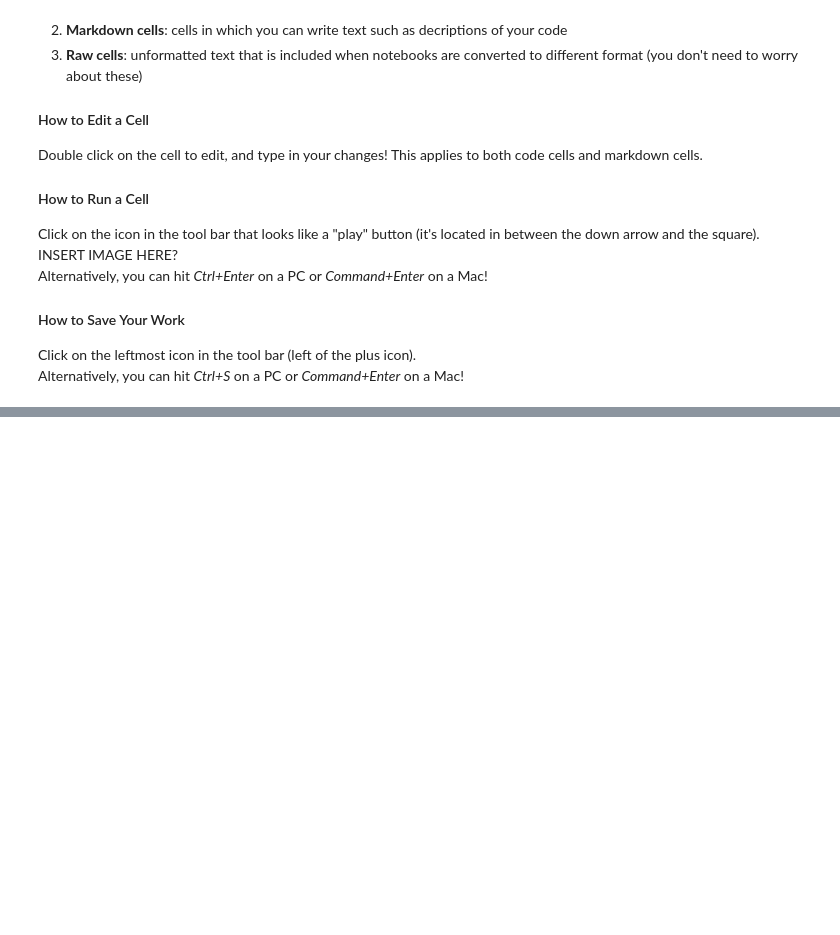
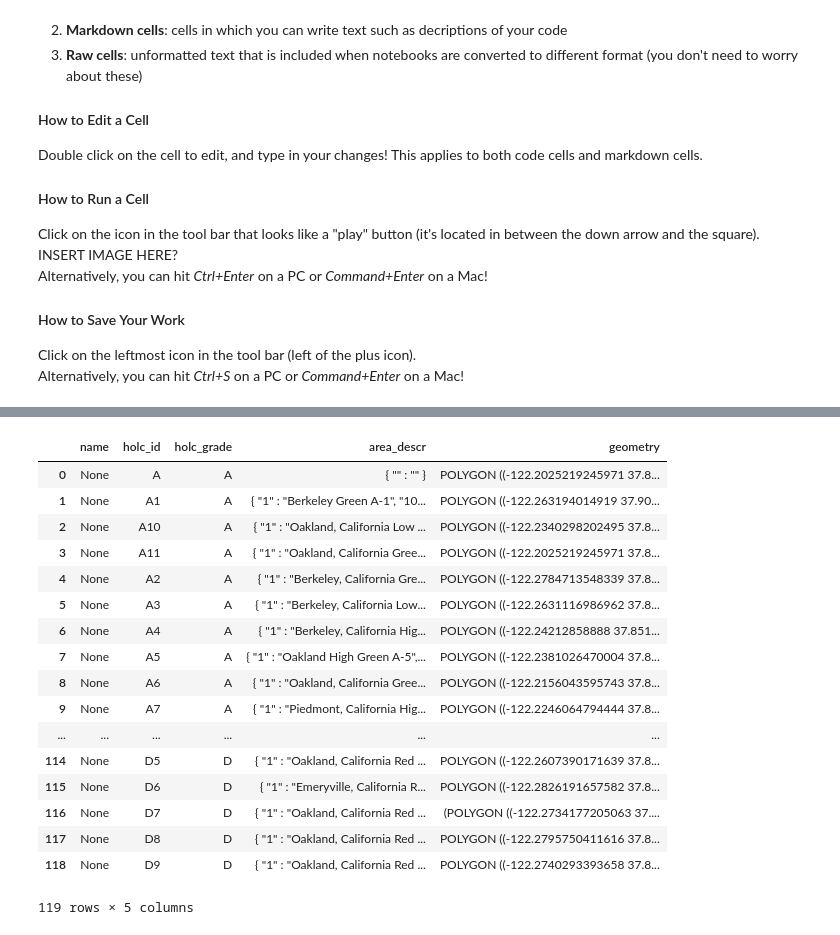
Before and after one commit to ds-modules/CP-113B, a Jupyter notebook: Rucha/CP113B-Rucha-Copy1.ipynb, the cells around one changed output, grey strips where cells are left out. Saved outputs shown, nothing was run; the diff lists cells and outputs as text; code cells hidden in the pictures; blank space fills up the shorter version.

```diff
--- a/Rucha/CP113B-Rucha-Copy1.ipynb
+++ b/Rucha/CP113B-Rucha-Copy1.ipynb
@@ -105,0 +93,21 @@ interact(scatter_features, feature1 = wid_1, feature2 = wid_2)
+# %%
+gdf#['area_descr']
+# %% [output]
+|  | name | holc_id | holc_grade | area_descr | geometry |
+| 0 | None | A | A | { "" : "" } | POLYGON ((-122.2025219245971 37.8... |
+| 1 | None | A1 | A | { "1" : "Berkeley Green A-1", "10... | POLYGON ((-122.263194014919 37.90... |
+| 2 | None | A10 | A | { "1" : "Oakland, California Low ... | POLYGON ((-122.2340298202495 37.8... |
+| 3 | None | A11 | A | { "1" : "Oakland, California Gree... | POLYGON ((-122.2025219245971 37.8... |
+| 4 | None | A2 | A | { "1" : "Berkeley, California Gre... | POLYGON ((-122.2784713548339 37.8... |
+| 5 | None | A3 | A | { "1" : "Berkeley, California Low... | POLYGON ((-122.2631116986962 37.8... |
+| 6 | None | A4 | A | { "1" : "Berkeley, California Hig... | POLYGON ((-122.24212858888 37.851... |
+| 7 | None | A5 | A | { "1" : "Oakland High Green A-5",... | POLYGON ((-122.2381026470004 37.8... |
+| 8 | None | A6 | A | { "1" : "Oakland, California Gree... | POLYGON ((-122.2156043595743 37.8... |
+| 9 | None | A7 | A | { "1" : "Piedmont, California Hig... | POLYGON ((-122.2246064794444 37.8... |
+| ... | ... | ... | ... | ... | ... |
+| 114 | None | D5 | D | { "1" : "Oakland, California Red ... | POLYGON ((-122.2607390171639 37.8... |
+| 115 | None | D6 | D | { "1" : "Emeryville, California R... | POLYGON ((-122.2826191657582 37.8... |
+| 116 | None | D7 | D | { "1" : "Oakland, California Red ... | (POLYGON ((-122.2734177205063 37.... |
+| 117 | None | D8 | D | { "1" : "Oakland, California Red ... | POLYGON ((-122.2795750411616 37.8... |
+| 118 | None | D9 | D | { "1" : "Oakland, California Red ... | POLYGON ((-122.2740293393658 37.8... |
+119 rows × 5 columns
```
Also changed, not shown: parts of 7 cells of this notebook, 5 other files.
